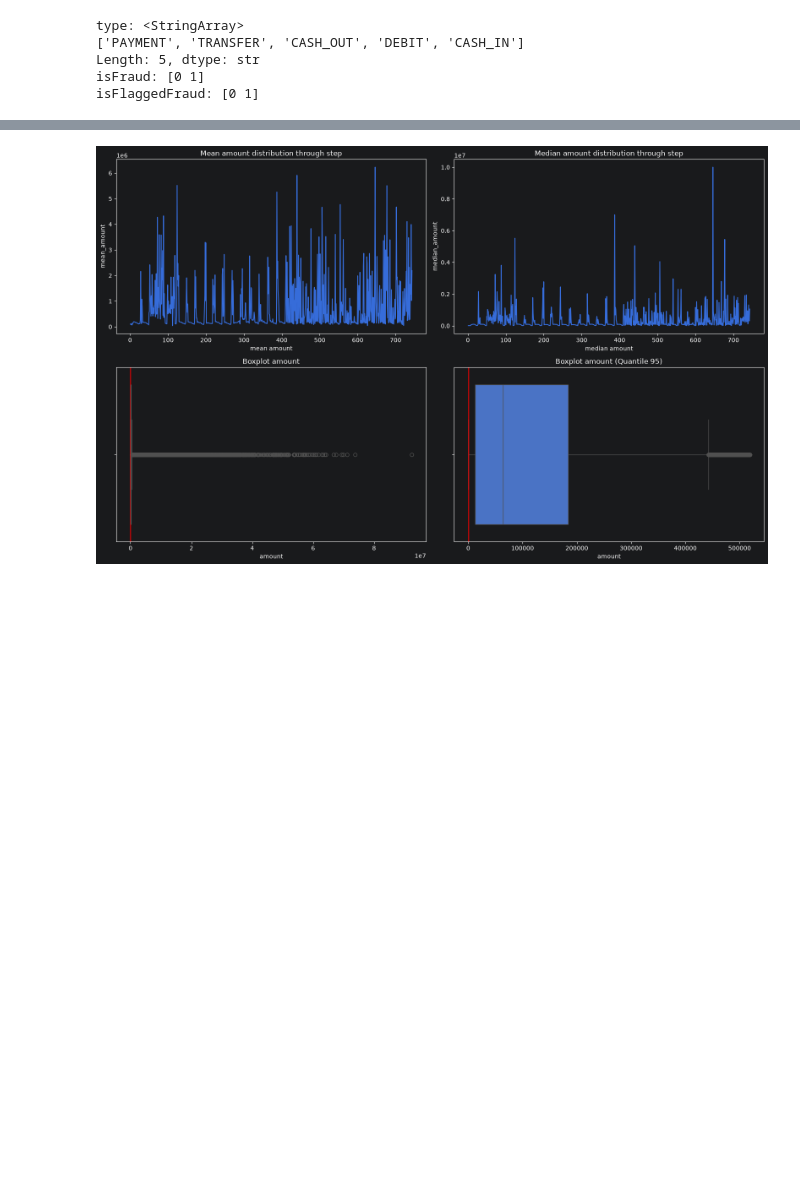
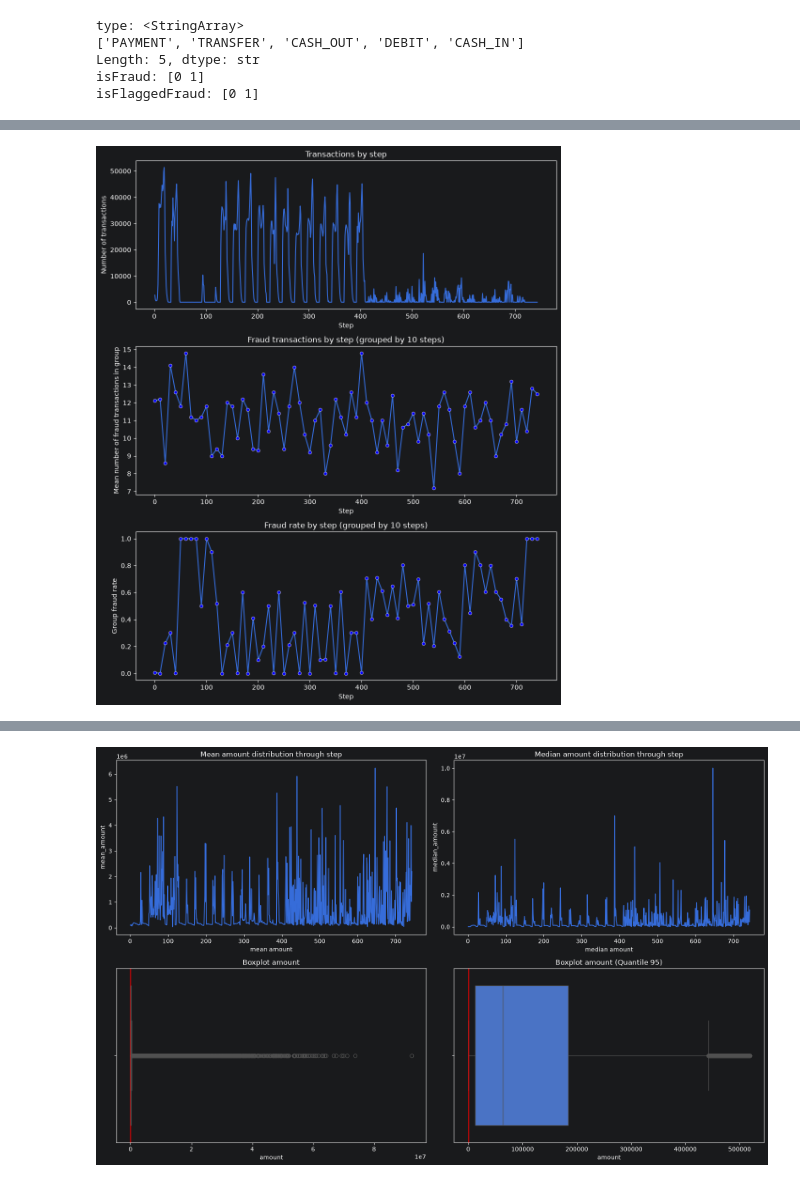
Before and after one commit to blbl-blbl/kaggle-Financial-Fraud-Detection-Dataset, a Jupyter notebook: notebooks/01_eda.ipynb, the cells around one changed output, grey strips where cells are left out. Cells and saved outputs as stored; diff of their text form; code cells hidden in the pictures; blank space fills up the shorter version.

```diff
--- a/notebooks/01_eda.ipynb
+++ b/notebooks/01_eda.ipynb
@@ -101,0 +163,58 @@ plt.show()
+# %%
+fig, axes = plt.subplots(3, 1, figsize=(10, 12))
+(ax1, ax2, ax3) = axes.flatten()
+
+sns.lineplot(
+    data=fraud_by_step,
+    x='step',
+    y='transactions',
+    ax=ax1
+)
+
+ax1.set_title('Transactions by step')
+ax1.set_xlabel('Step')
+ax1.set_ylabel('Number of transactions')
+
+
+sns.lineplot(
+    data=agg,
+    x='step_group',
+    y='fraud_mean',
+    ax=ax2,
+    marker="o",
+    markersize=5,
+    markerfacecolor='blue',
+    markeredgewidth=0.5
+)
+
+ax2.xaxis.set_major_formatter(
+    FuncFormatter(lambda x, pos: f'{x * 10:.0f}')
+)
+ax2.set_title('Fraud transactions by step (grouped by 10 steps)')
+ax2.set_xlabel('Step')
+ax2.set_ylabel('Mean number of fraud transactions in group')
+
+
+sns.lineplot(
+    data=agg,
+    x='step_group',
+    y='fraud_rate',
+    ax=ax3,
+    marker="o",
+    markersize=5,
+    markerfacecolor='blue',
+    markeredgewidth=0.5
+)
+
+ax3.xaxis.set_major_formatter(
+    FuncFormatter(lambda x, pos: f'{x * 10:.0f}')
+)
+ax3.set_title('Fraud rate by step (grouped by 10 steps)')
+ax3.set_xlabel('Step')
+ax3.set_ylabel('Group fraud rate')
+
+
+plt.tight_layout()
+plt.show()
+# %% [output]
+[figure, added]
```
Also changed, not shown: parts of 24 cells of this notebook.
